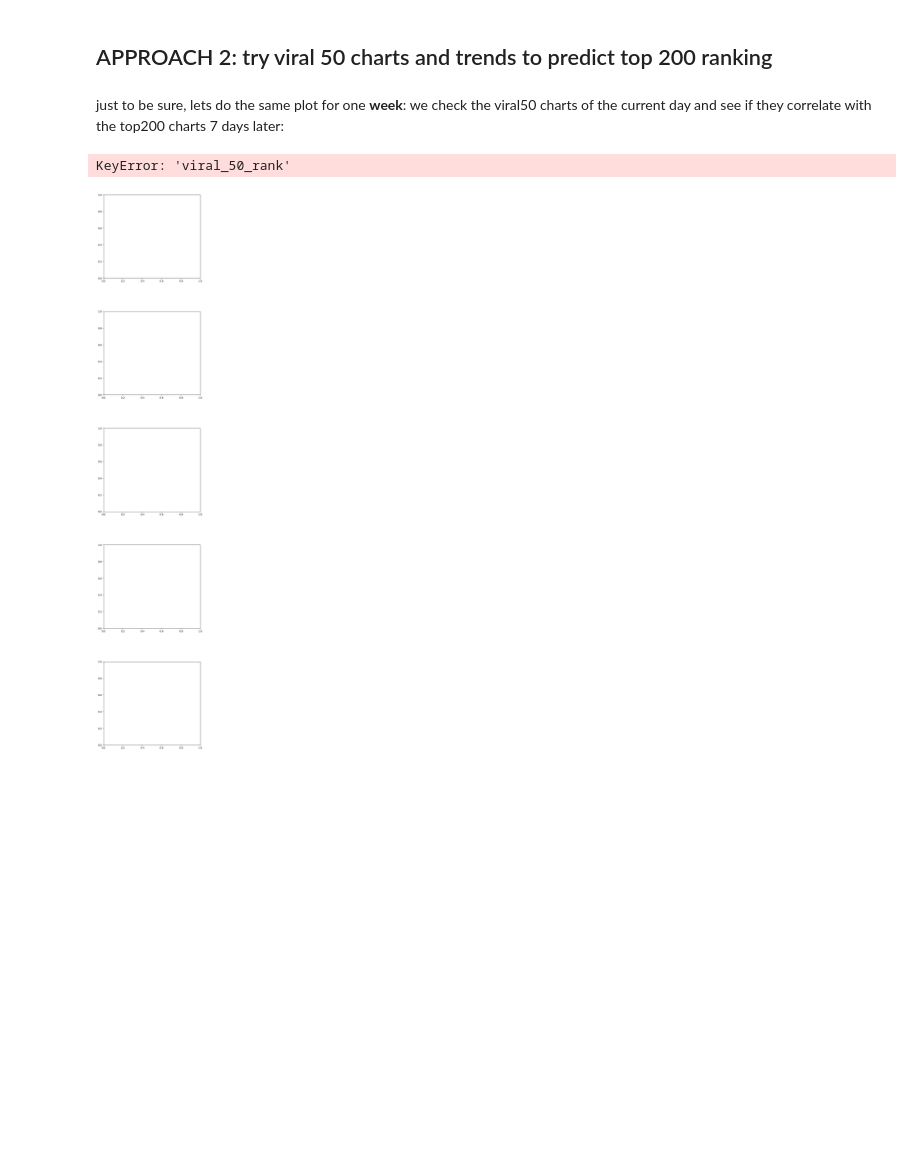
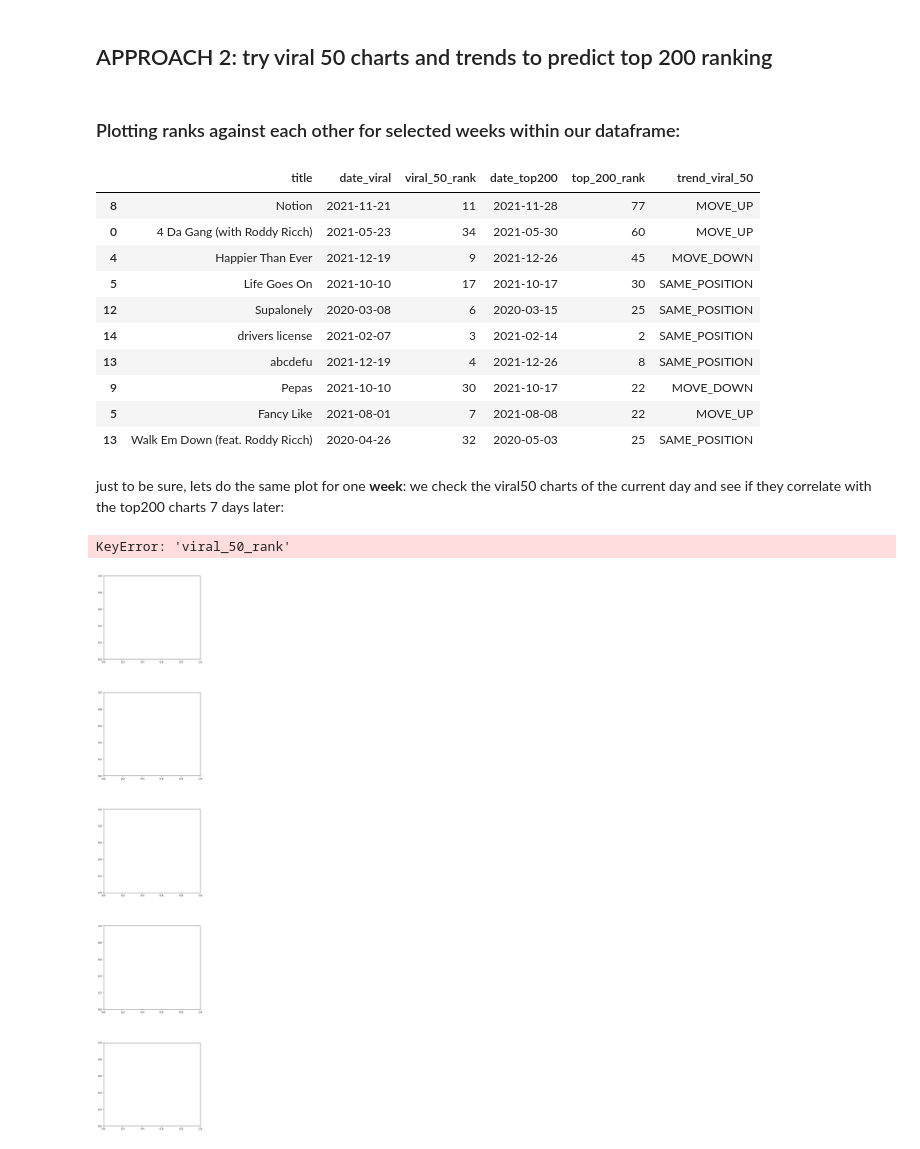
Before and after one commit to Falk358/data_science, a Jupyter notebook: project/02_exploratory_data_analysis.ipynb, the cells around one changed output. Cells and saved outputs as stored; diff of their text form; code cells hidden in the pictures; blank space fills up the shorter version.

```diff
--- a/project/02_exploratory_data_analysis.ipynb
+++ b/project/02_exploratory_data_analysis.ipynb
@@ -199,2 +137,4 @@ df_pred_without_trends.to_csv("../data/weekly_ranks.csv")
 # %% [markdown]
 ## APPROACH 2: try viral 50 charts and trends to predict top 200 ranking
+# %% [markdown]
+### Plotting ranks against each other for selected weeks within our dataframe:
@@ -201 +192,29 @@ df_pred_without_trends.to_csv("../data/weekly_ranks.csv")
+# %%
+# write data to csv for prediction step
+weekly_ranks_list = []
+
+dates_to_predict = pd.date_range(start="2020-01-01", end = "2021-12-31", freq = "W")
+
+for tmp_date in dates_to_predict:
+        weekly_ranks_list.append(get_rank_title_per_week_df(usable_titles, viral_50 = viral_50, top_200 = top_200, curr_date=tmp_date, delta=7))
+# %%
+df_weekly_ranks = pd.concat(weekly_ranks_list)
+
+# change dtype to integer instead of float
+df_weekly_ranks['viral_50_rank'] = df_weekly_ranks['viral_50_rank'].astype('int64')
+df_weekly_ranks['top_200_rank'] = df_weekly_ranks['top_200_rank'].astype('int64')
+
+df_weekly_ranks.sample(10)
+# %% [output]
+|  | title | date_viral | viral_50_rank | date_top200 | top_200_rank | trend_viral_50 |
+| 8 | Notion | 2021-11-21 | 11 | 2021-11-28 | 77 | MOVE_UP |
+| 0 | 4 Da Gang (with Roddy Ricch) | 2021-05-23 | 34 | 2021-05-30 | 60 | MOVE_UP |
+| 4 | Happier Than Ever | 2021-12-19 | 9 | 2021-12-26 | 45 | MOVE_DOWN |
+| 5 | Life Goes On | 2021-10-10 | 17 | 2021-10-17 | 30 | SAME_POSITION |
+| 12 | Supalonely | 2020-03-08 | 6 | 2020-03-15 | 25 | SAME_POSITION |
+| 14 | drivers license | 2021-02-07 | 3 | 2021-02-14 | 2 | SAME_POSITION |
+| 13 | abcdefu | 2021-12-19 | 4 | 2021-12-26 | 8 | SAME_POSITION |
+| 9 | Pepas | 2021-10-10 | 30 | 2021-10-17 | 22 | MOVE_DOWN |
+| 5 | Fancy Like | 2021-08-01 | 7 | 2021-08-08 | 22 | MOVE_UP |
+| 13 | Walk Em Down (feat. Roddy Ricch) | 2020-04-26 | 32 | 2020-05-03 | 25 | SAME_POSITION |
 # %%
```
Also changed, not shown: parts of 24 cells of this notebook, 2 other files.
